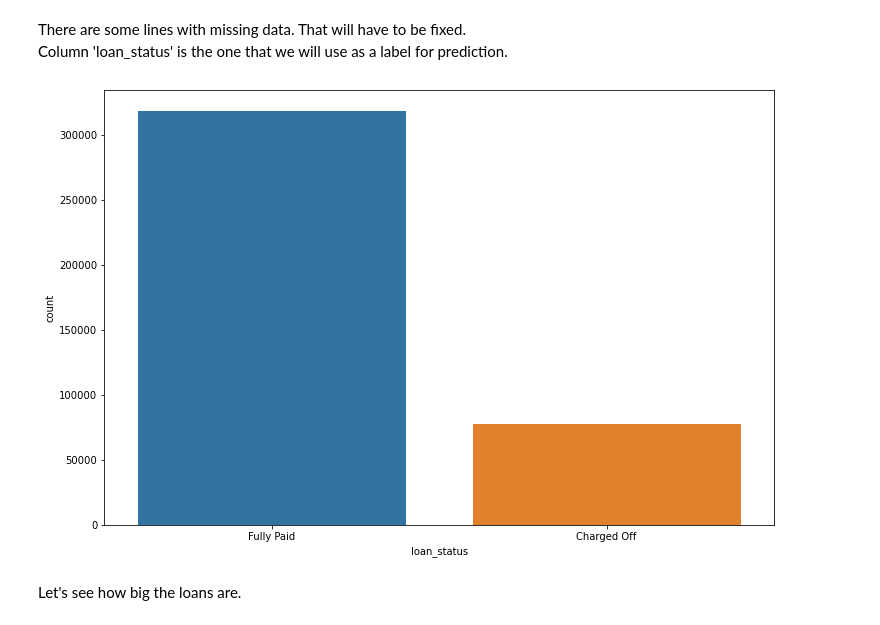
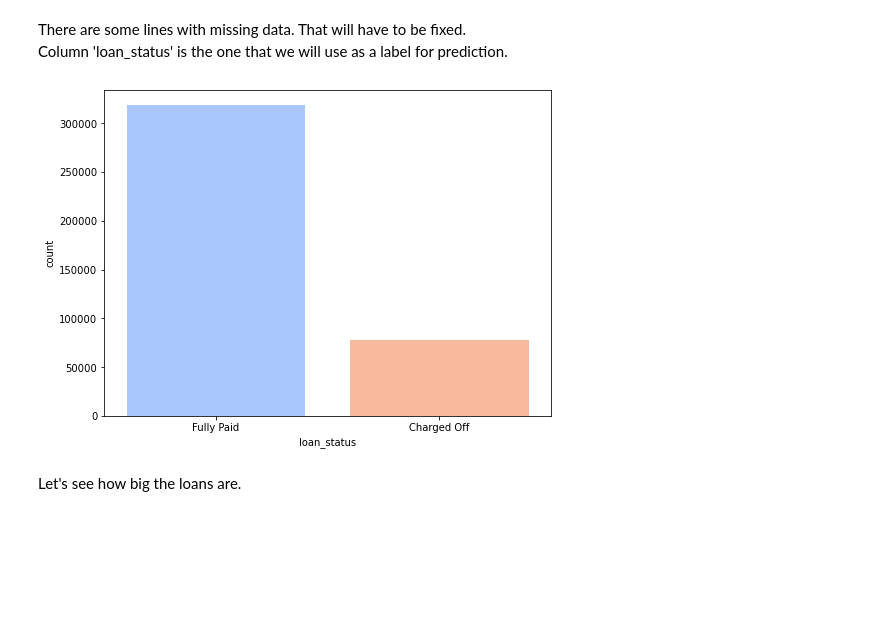
Before and after one commit to maciej-ziaja/Lending-Club, a Jupyter notebook: loan_pay_back_predict.ipynb, the cells around one changed output. Drawn from its saved outputs; the diff is of its cells as text; code cells hidden in the pictures; blank space fills up the shorter version.

```diff
--- a/loan_pay_back_predict.ipynb
+++ b/loan_pay_back_predict.ipynb
@@ -76,11 +76,15 @@ df.shape
 There are some lines with missing data. That will have to be fixed.
 Column 'loan_status' is the one that we will use as a label for prediction.
 # %%
-plt.figure(figsize=(12,8))
-sns.countplot(x=df['loan_status'])
+plt.figure(figsize=(8,6))
+sns.countplot(
+            x=df['loan_status'],
+            palette='coolwarm',
+            saturation=1,
+            )
 plt.show()
 # %% [output]
-[figure, old version]
+[figure, new version]
 # %% [markdown]
 Let's see how big the loans are.
 # %%
```
Also changed, not shown: parts of 28 cells of this notebook, 1 other file.
